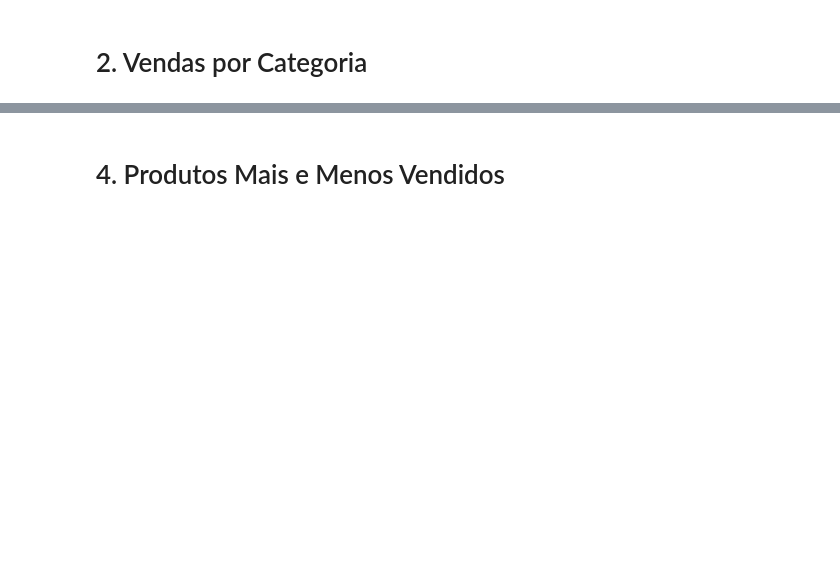
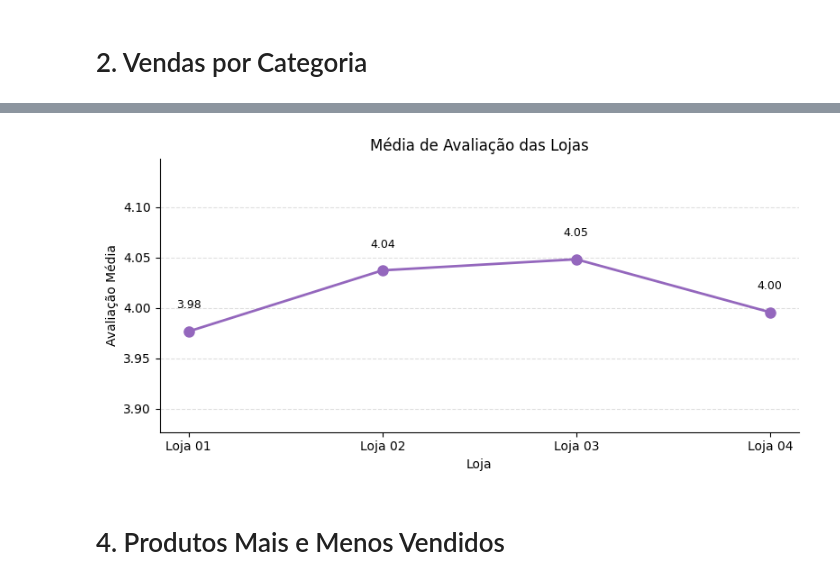
Before and after one commit to allisonribeirodf/alura-store-challenge, a Jupyter notebook: AluraStoreBr.ipynb, the cells around one changed output, grey strips where cells are left out. Cells and saved outputs as stored; diff of their text form; code cells hidden in the pictures; blank space fills up the shorter version.

```diff
--- a/AluraStoreBr.ipynb
+++ b/AluraStoreBr.ipynb
@@ -122,0 +140,19 @@ plt.show()
+# %%
+def calcular_media_avaliacao(df_loja):
+    """
+    Calcula a média das avaliações na coluna 'Avaliação da compra'.
+    Retorna 0 se não houver avaliações.
+    """
+    qtd = df_loja["Avaliação da compra"].count()
+    soma = df_loja["Avaliação da compra"].sum()
+    return (soma / qtd) if qtd > 0 else 0
+
+medias = {
+    "Loja 01": calcular_media_avaliacao(loja),
+    "Loja 02": calcular_media_avaliacao(loja2),
+    "Loja 03": calcular_media_avaliacao(loja3),
+    "Loja 04": calcular_media_avaliacao(loja4)
+}
+
+for nome, media in medias.items():
+    print(f"Média de avaliação da {nome}: {media:.2f}")
@@ -123,2 +164,63 @@ plt.show()
+# %%
+def calcular_media_avaliacao(df_loja):
+    """
+    Retorna a média da coluna 'Avaliação da compra'.
+    Se não houver avaliações, retorna 0.
+    """
+    qtd = df_loja["Avaliação da compra"].count()
+    soma = df_loja["Avaliação da compra"].sum()
+    return (soma / qtd) if qtd > 0 else 0
+
+medias = {
+    "Loja 01": calcular_media_avaliacao(loja),
+    "Loja 02": calcular_media_avaliacao(loja2),
+    "Loja 03": calcular_media_avaliacao(loja3),
+    "Loja 04": calcular_media_avaliacao(loja4)
+}
+
+df_medias = (
+    pd.DataFrame.from_dict(medias, orient="index", columns=["Avaliação Média"])
+      .reset_index()
+      .rename(columns={"index": "Loja"})
+)
+
+fig, ax = plt.subplots(figsize=(8, 4))
+
+ax.plot(
+    df_medias["Loja"],
+    df_medias["Avaliação Média"],
+    marker="o",
+    linestyle="-",
+    color="tab:purple",
+    linewidth=2,
+    markersize=8
+)
+
+for i, row in df_medias.iterrows():
+    ax.text(
+        row["Loja"],
+        row["Avaliação Média"] + 0.02,
+        f"{row['Avaliação Média']:.2f}",
+        ha="center",
+        va="bottom",
+        fontsize=9
+    )
+
+min_av = df_medias["Avaliação Média"].min() - 0.1
+max_av = df_medias["Avaliação Média"].max() + 0.1
+ax.set_ylim(min_av, max_av)
+
+ax.set_xlabel("Loja")
+ax.set_ylabel("Avaliação Média")
+ax.set_title("Média de Avaliação das Lojas")
+
+ax.grid(axis="y", linestyle="--", alpha=0.4)
+ax.spines["top"].set_visible(False)
+ax.spines["right"].set_visible(False)
+
+plt.tight_layout()
+plt.show()
+# %% [output]
+[figure, added]
 # %% [markdown]
 # 4. Produtos Mais e Menos Vendidos
```
Also changed, not shown: parts of 12 cells of this notebook.
